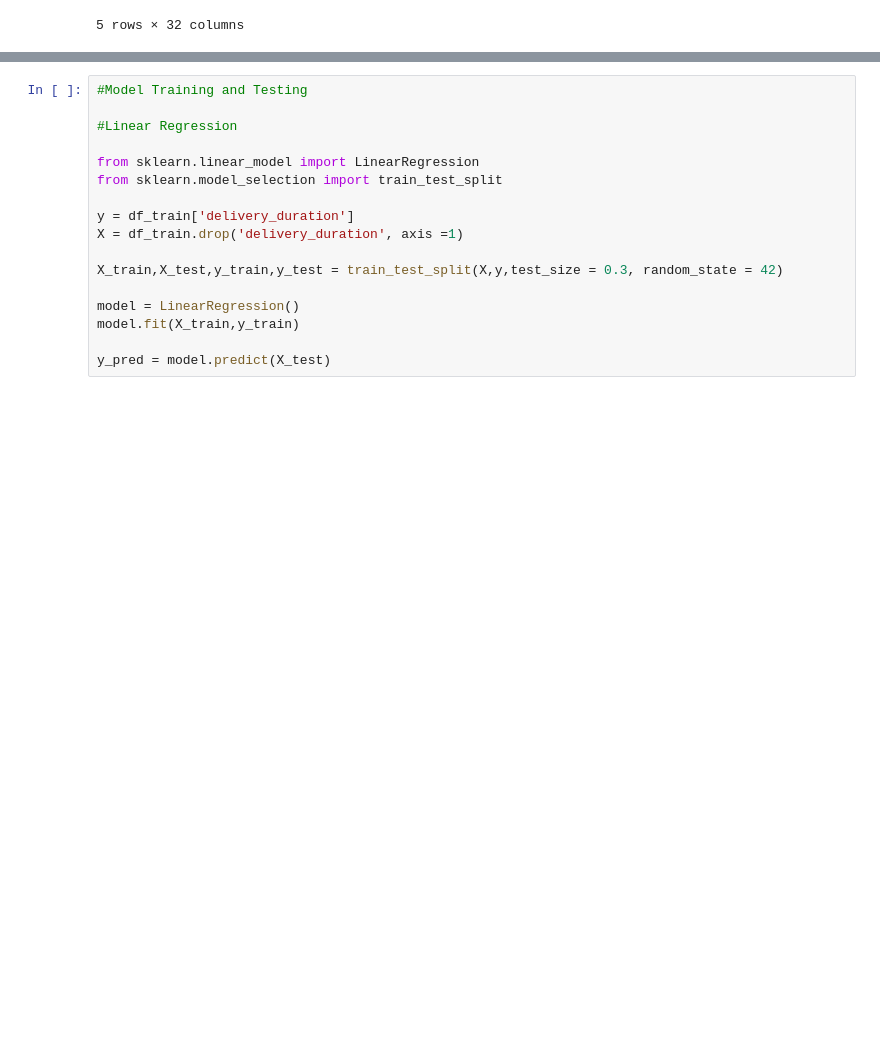
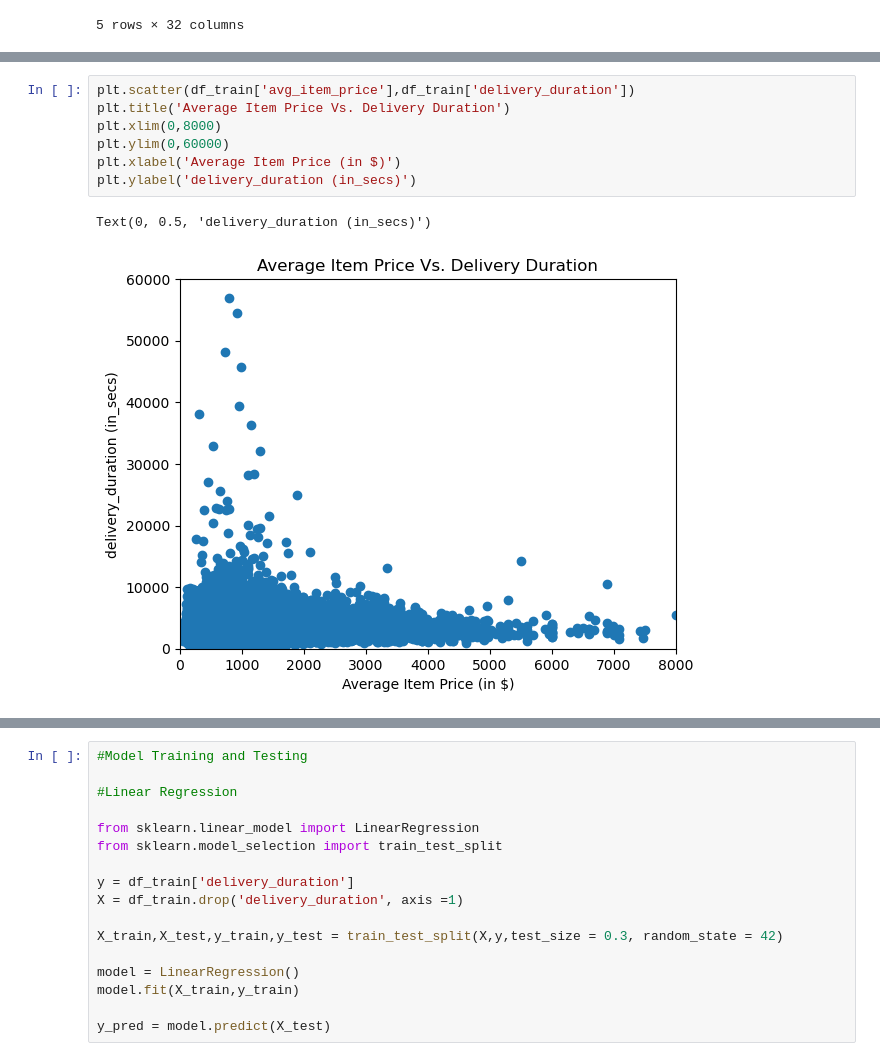
Before and after one commit to SourabhVD/Delivery-Duration-Prediction, a Jupyter notebook: Doordash Delivery Prediction.ipynb, the cells around one changed output, grey strips where cells are left out. Cells and saved outputs as stored; diff of their text form; blank space fills up the shorter version.

```diff
--- a/Doordash Delivery Prediction.ipynb
+++ b/Doordash Delivery Prediction.ipynb
@@ -211,0 +250,10 @@ df_train.head()
+# %%
+plt.scatter(df_train['avg_item_price'],df_train['delivery_duration'])
+plt.title('Average Item Price Vs. Delivery Duration')
+plt.xlim(0,8000)
+plt.ylim(0,60000)
+plt.xlabel('Average Item Price (in $)')
+plt.ylabel('delivery_duration (in_secs)')
+# %% [output]
+Text(0, 0.5, 'delivery_duration (in_secs)')
+[figure, added]
```
Also changed, not shown: parts of 15 cells of this notebook.
